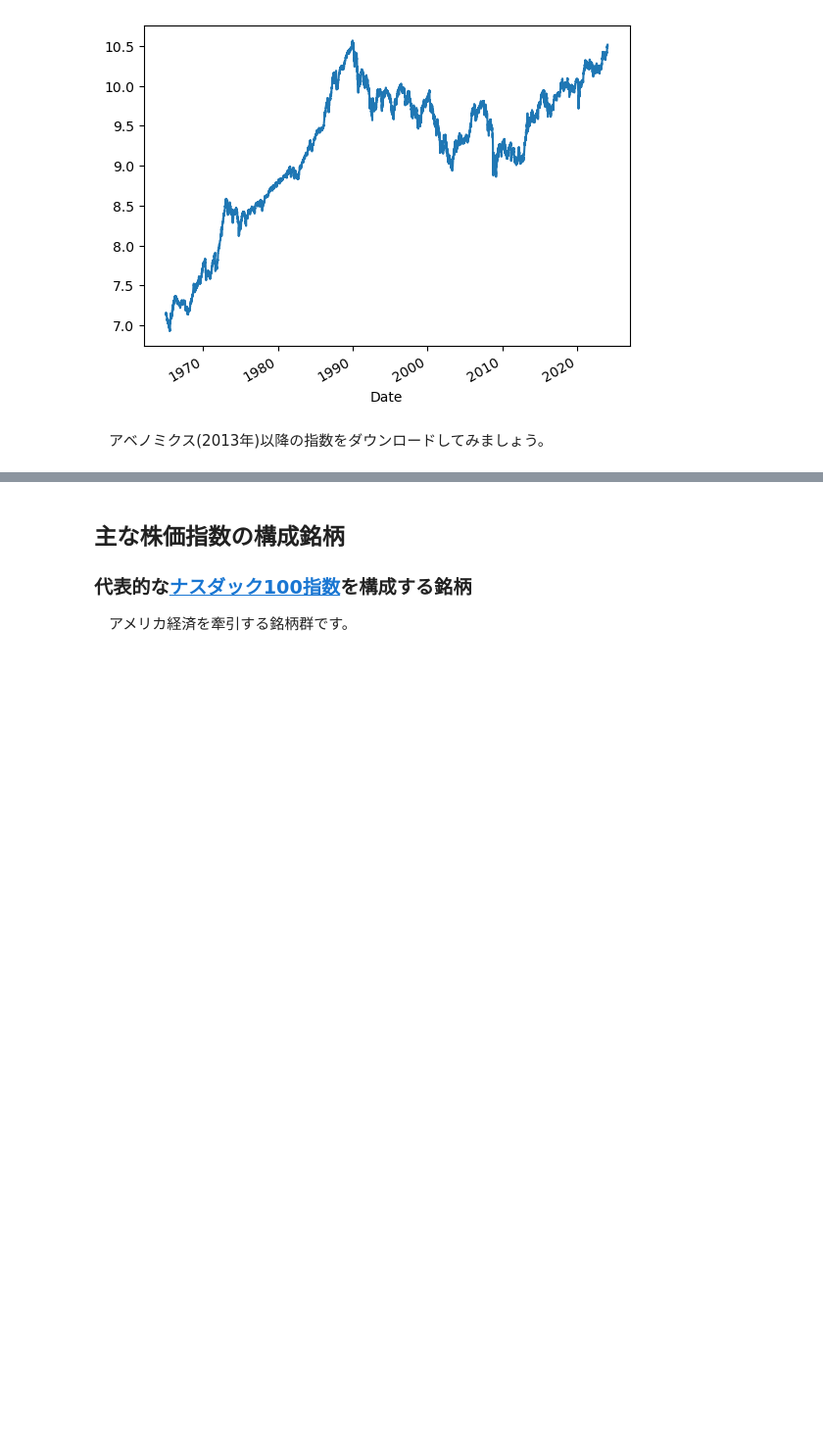
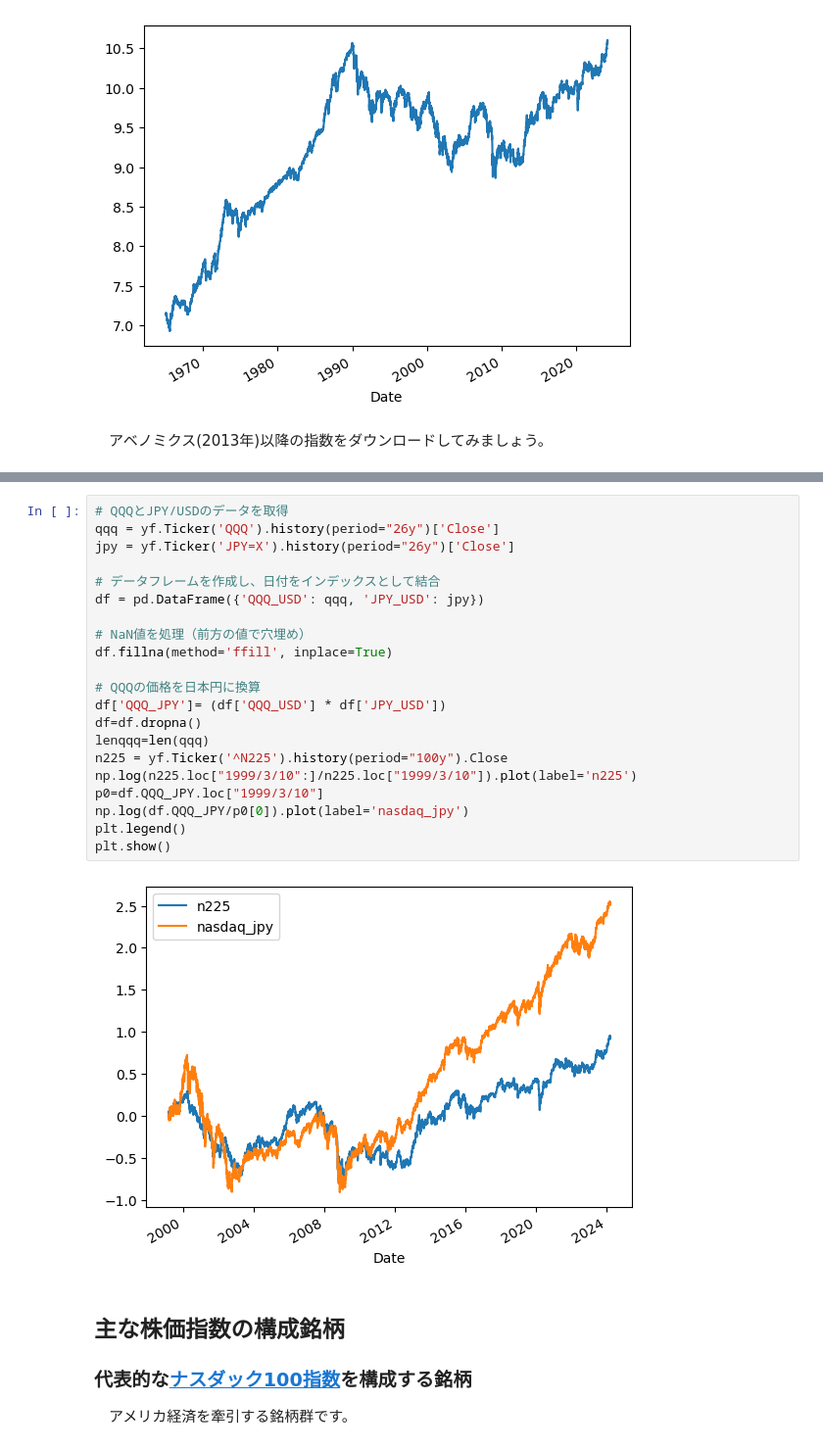
Before and after one commit to innovation1005/system_trade, a Jupyter notebook: yahoo_finance.ipynb, the cells around one changed output, grey strips where cells are left out. Shown at 98% size. Saved outputs shown, nothing was run; the diff lists cells and outputs as text; blank space fills up the shorter version.

```diff
--- a/yahoo_finance.ipynb
+++ b/yahoo_finance.ipynb
@@ -150,3 +156,26 @@ tsd.loc['2013':,'Close'].plot()
+# %%
+# QQQとJPY/USDのデータを取得
+qqq = yf.Ticker('QQQ').history(period="26y")['Close']
+jpy = yf.Ticker('JPY=X').history(period="26y")['Close']
+
+# データフレームを作成し、日付をインデックスとして結合
+df = pd.DataFrame({'QQQ_USD': qqq, 'JPY_USD': jpy})
+
+# NaN値を処理（前方の値で穴埋め）
+df.fillna(method='ffill', inplace=True)
+
+# QQQの価格を日本円に換算
+df['QQQ_JPY']= (df['QQQ_USD'] * df['JPY_USD'])
+df=df.dropna()
+lenqqq=len(qqq)
+n225 = yf.Ticker('^N225').history(period="100y").Close
+np.log(n225.loc["1999/3/10":]/n225.loc["1999/3/10"]).plot(label='n225')
+p0=df.QQQ_JPY.loc["1999/3/10"]
+np.log(df.QQQ_JPY/p0[0]).plot(label='nasdaq_jpy')
+plt.legend()
+plt.show()
+# %% [output]
+[figure, added]
 # %% [markdown]
 ## 主な株価指数の構成銘柄
 ### 代表的な[ナスダック100指数](https://ja.wikipedia.org/wiki/%E3%83%8A%E3%82%B9%E3%83%80%E3%83%83%E3%82%AF100%E6%8C%87%E6%95%B0)を構成する銘柄
```
Also changed, not shown: parts of 9 cells of this notebook.
